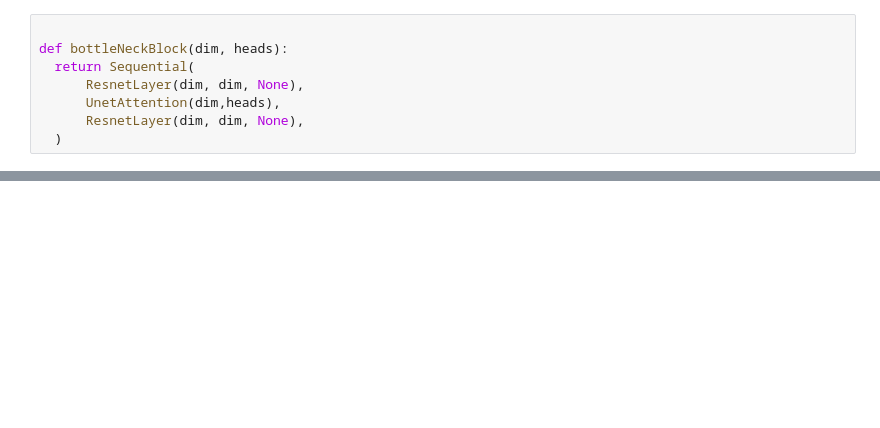
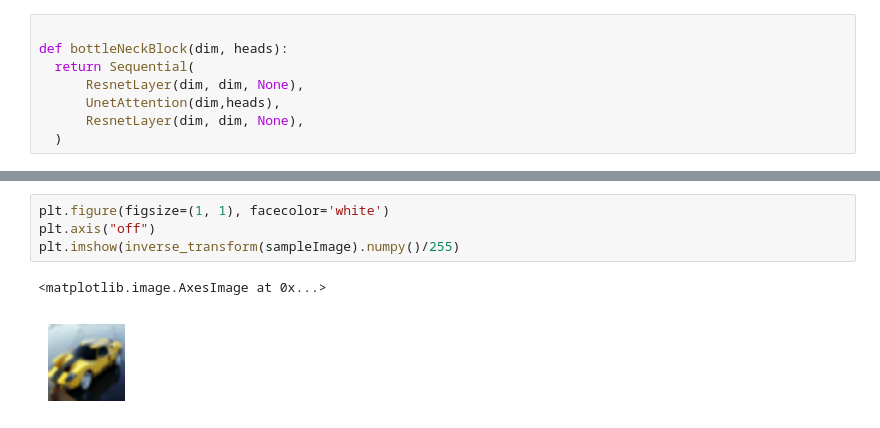
Before and after one commit to mitran27/GenerativeNetworks, a Jupyter notebook: DiffusionModel.ipynb, the cells around one changed output, grey strips where cells are left out. Saved outputs shown, nothing was run; the diff lists cells and outputs as text; blank space fills up the shorter version.

```diff
--- a/DiffusionModel.ipynb
+++ b/DiffusionModel.ipynb
@@ -196,2 +279,9 @@ X = torch.randn(1,3,256,256)
+# %%
+plt.figure(figsize=(1, 1), facecolor='white')
+plt.axis("off")
+plt.imshow(inverse_transform(sampleImage).numpy()/255)
+# %% [output]
+<matplotlib.image.AxesImage at 0x...>
+[figure, added]
 # %%
 
```
Also changed, not shown: parts of 22 cells of this notebook.
